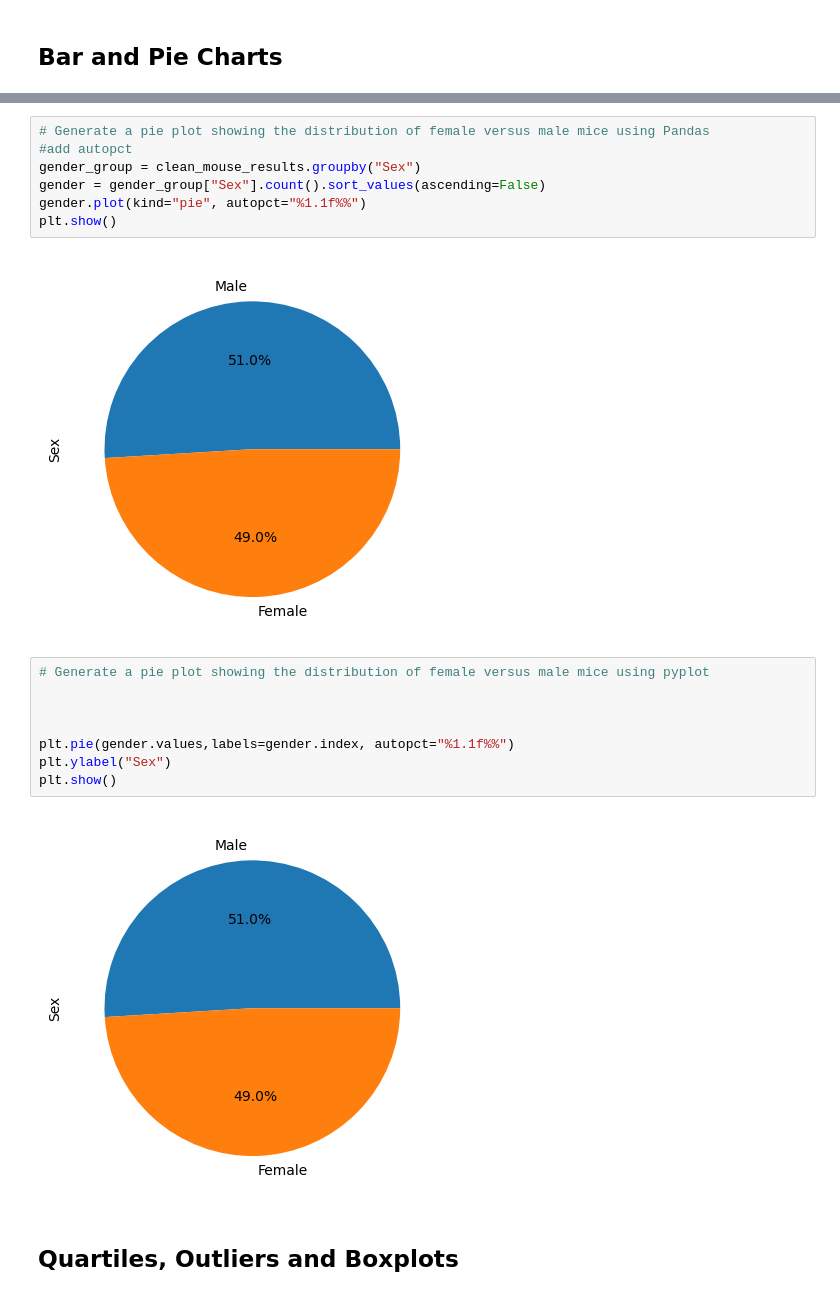
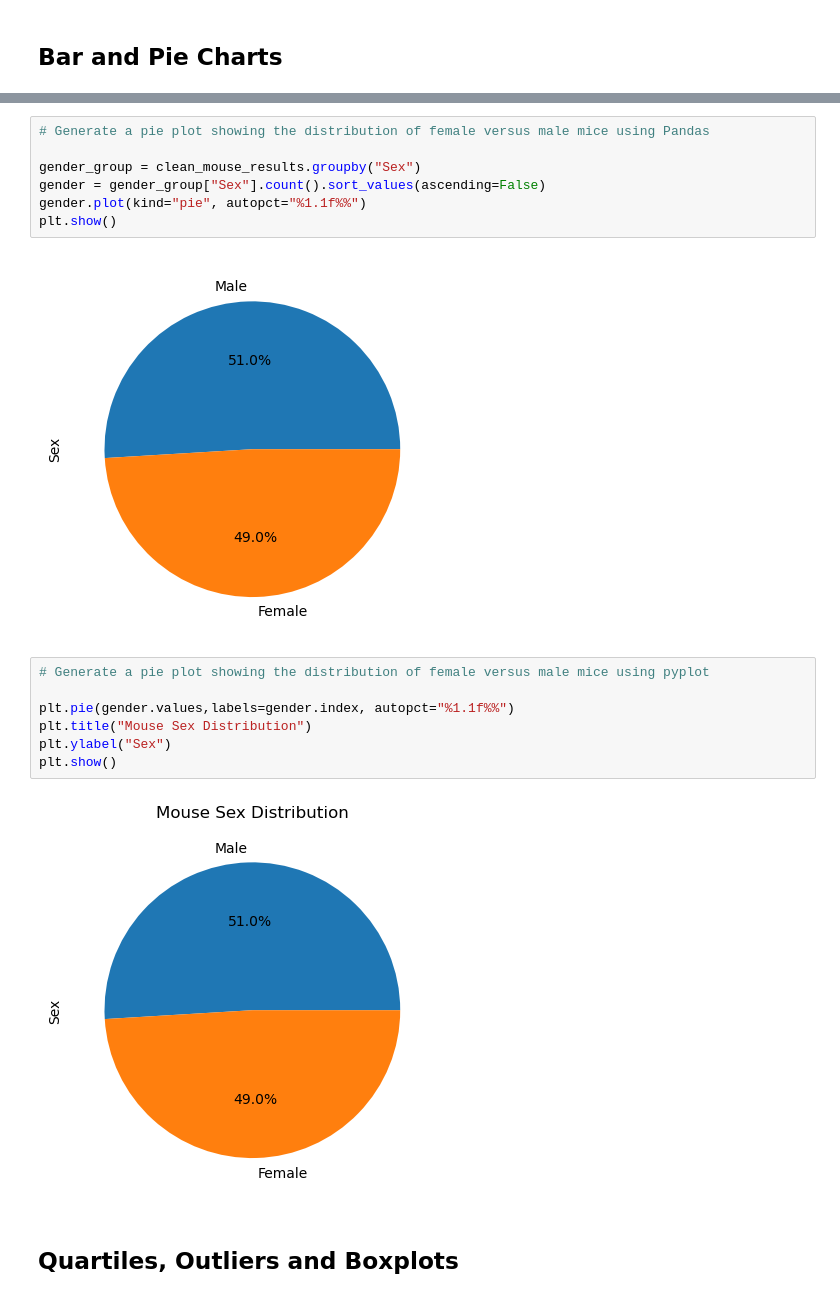
Before and after one commit to kgndirangu/pymaceuticlas, a Jupyter notebook: pymaceuticals_starter_KN.ipynb, the cells around one changed output, grey strips where cells are left out. Cells and saved outputs as stored; diff of their text form.

```diff
--- a/pymaceuticals_starter_KN.ipynb
+++ b/pymaceuticals_starter_KN.ipynb
@@ -163,6 +164,6 @@ plt.show()
 # %%
 # Generate a pie plot showing the distribution of female versus male mice using Pandas
-#add autopct
+
 gender_group = clean_mouse_results.groupby("Sex")
 gender = gender_group["Sex"].count().sort_values(ascending=False)
 gender.plot(kind="pie", autopct="%1.1f%%")
@@ -172,13 +173,12 @@ plt.show()
 # %%
 # Generate a pie plot showing the distribution of female versus male mice using pyplot
 
-
-
 plt.pie(gender.values,labels=gender.index, autopct="%1.1f%%")
+plt.title("Mouse Sex Distribution")
 plt.ylabel("Sex")
 plt.show()
 # %% [output]
-[figure, old version]
+[figure, new version]
 # %% [markdown]
 ## Quartiles, Outliers and Boxplots
 # %%
```
Also changed, not shown: parts of 8 cells of this notebook.
